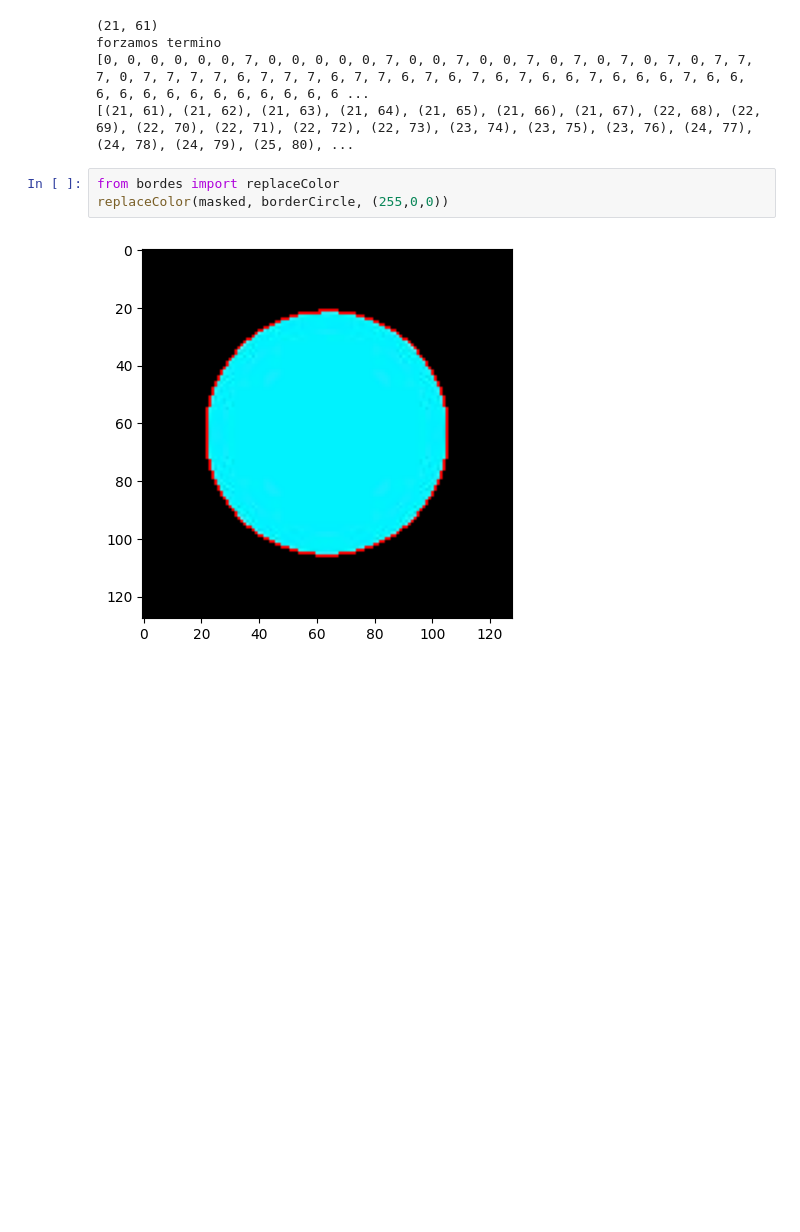
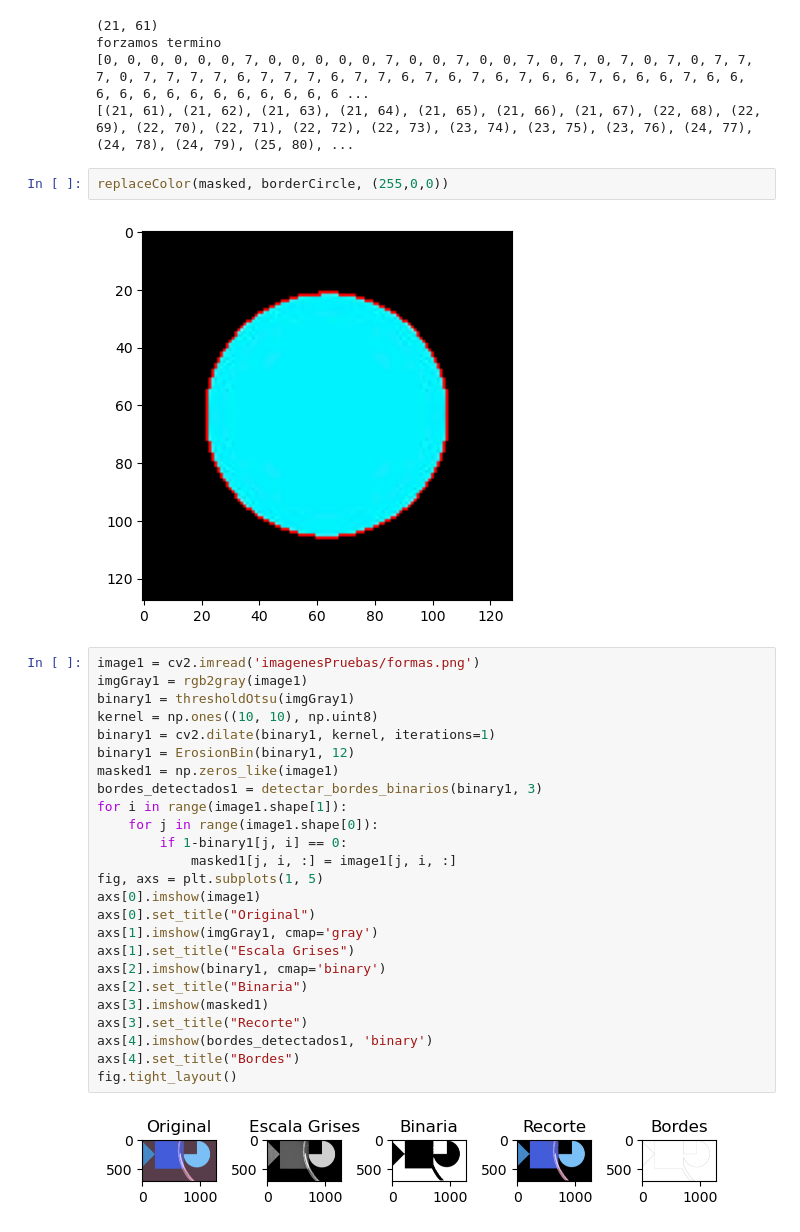
Before and after one commit to DiegoCastr00/VisionArtificial, a Jupyter notebook: main.ipynb, the cells around one changed output. Saved outputs shown, nothing was run; the diff lists cells and outputs as text; blank space fills up the shorter version.

Commit message:
segunda imagen lista

```diff
--- a/main.ipynb
+++ b/main.ipynb
@@ -40,7 +42,33 @@ forzamos termino
 [0, 0, 0, 0, 0, 0, 7, 0, 0, 0, 0, 0, 7, 0, 0, 7, 0, 0, 7, 0, 7, 0, 7, 0, 7, 0, 7, 7, 7, 0, 7, 7, 7, 7, 6, 7, 7, 7, 6, 7, 7, 6, 7, 6, 7, 6, 7, 6, 6, 7, 6, 6, 6, 7, 6, 6, 6, 6, 6, 6, 6, 6, 6, 6, 6, 6, 6 ...
 [(21, 61), (21, 62), (21, 63), (21, 64), (21, 65), (21, 66), (21, 67), (22, 68), (22, 69), (22, 70), (22, 71), (22, 72), (22, 73), (23, 74), (23, 75), (23, 76), (24, 77), (24, 78), (24, 79), (25, 80), ...
 # %%
-from bordes import replaceColor
 replaceColor(masked, borderCircle, (255,0,0))
 # %% [output]
 [figure]
+# %%
+image1 = cv2.imread('imagenesPruebas/formas.png')
+imgGray1 = rgb2gray(image1)
+binary1 = thresholdOtsu(imgGray1)
+kernel = np.ones((10, 10), np.uint8)
+binary1 = cv2.dilate(binary1, kernel, iterations=1)
+binary1 = ErosionBin(binary1, 12)
+masked1 = np.zeros_like(image1)
+bordes_detectados1 = detectar_bordes_binarios(binary1, 3)
+for i in range(image1.shape[1]):
+    for j in range(image1.shape[0]):
+        if 1-binary1[j, i] == 0:
+            masked1[j, i, :] = image1[j, i, :]
+fig, axs = plt.subplots(1, 5)
+axs[0].imshow(image1)
+axs[0].set_title("Original")
+axs[1].imshow(imgGray1, cmap='gray')
+axs[1].set_title("Escala Grises")
+axs[2].imshow(binary1, cmap='binary')
+axs[2].set_title("Binaria")
+axs[3].imshow(masked1)
+axs[3].set_title("Recorte")
+axs[4].imshow(bordes_detectados1, 'binary')
+axs[4].set_title("Bordes")
+fig.tight_layout()
+# %% [output]
+[figure, added]
```
Also changed, not shown: parts of 3 cells of this notebook.
